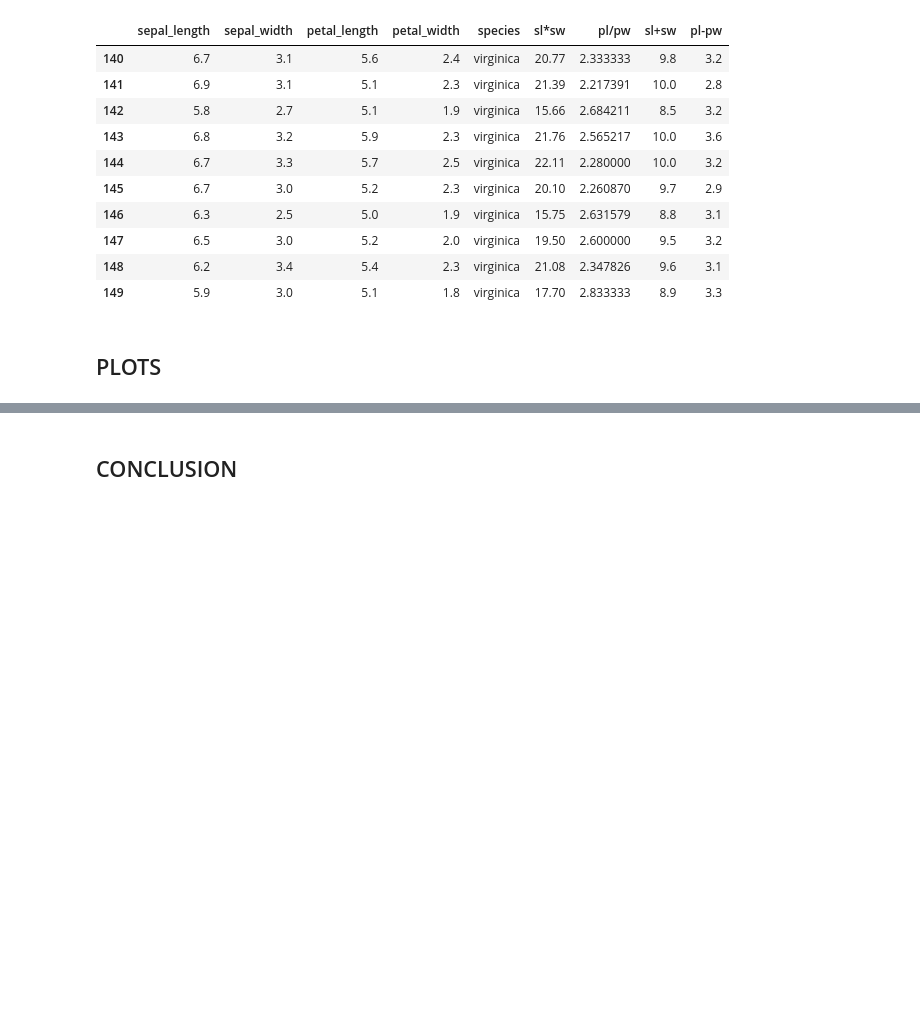
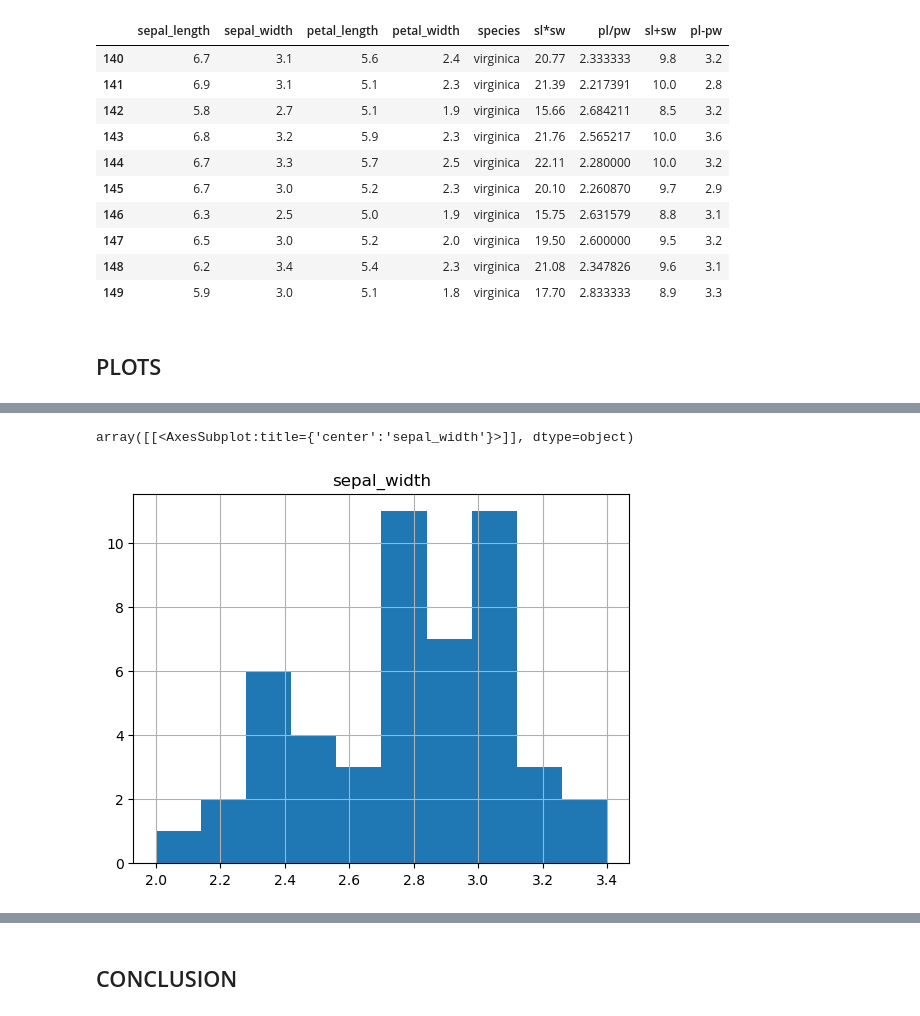
Before and after one commit to mickalleny2k/FUND_DATA, a Jupyter notebook: project.ipynb, the cells around one changed output, grey strips where cells are left out. Cells and saved outputs as stored; diff of their text form; code cells hidden in the pictures; blank space fills up the shorter version.

```diff
--- a/project.ipynb
+++ b/project.ipynb
@@ -473,0 +491,5 @@ iris.iloc[140:150]
+# %%
+versicolor.hist('sepal_width')
+# %% [output]
+array([[<AxesSubplot:title={'center':'sepal_width'}>]], dtype=object)
+[figure, added]
```
Also changed, not shown: parts of 9 cells of this notebook, 2 other files.
